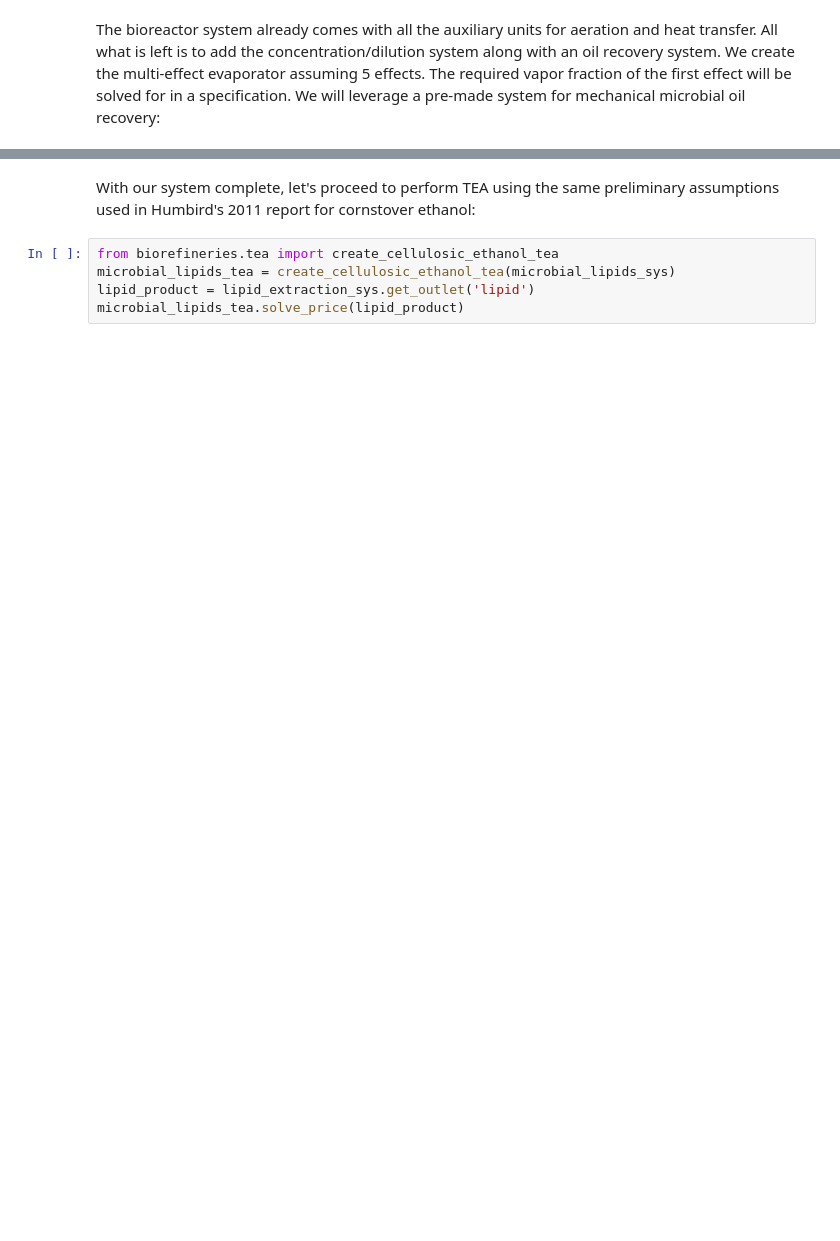
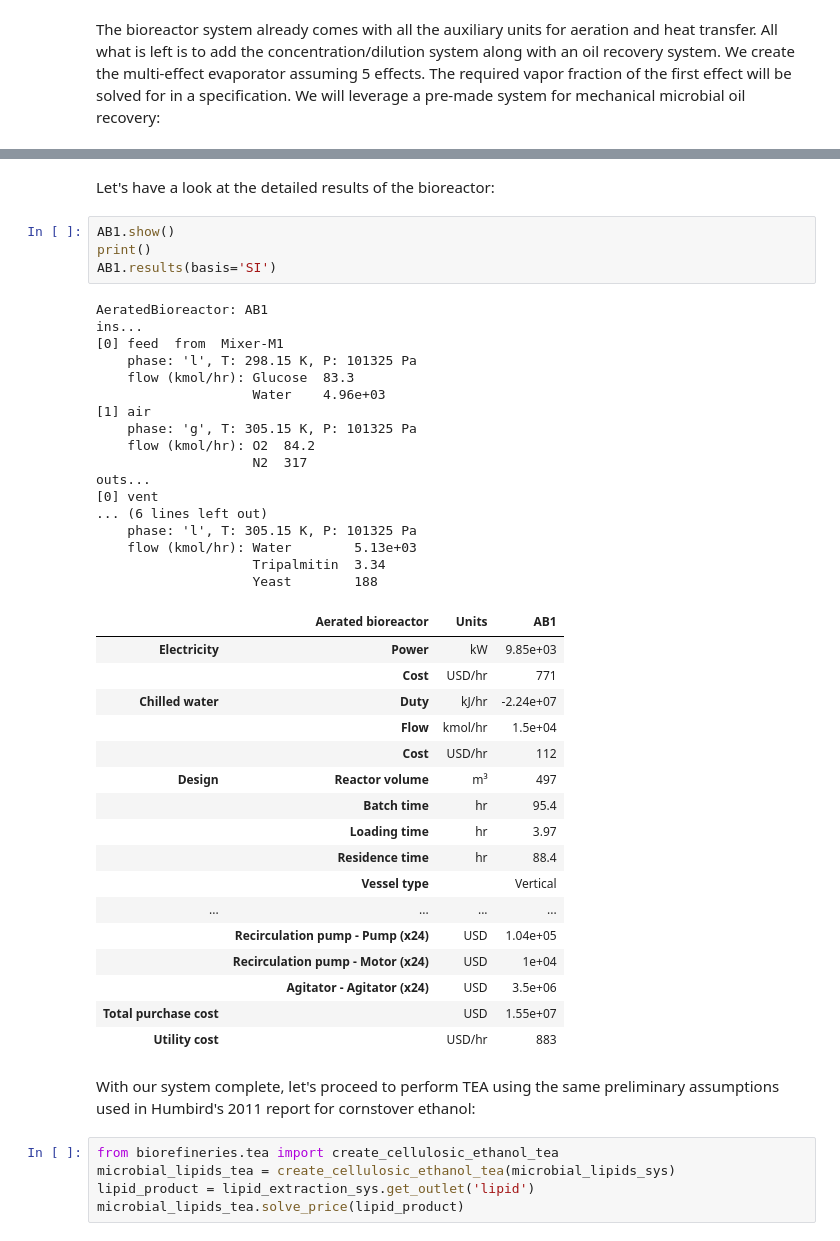
Before and after one commit to BioSTEAMDevelopmentGroup/How2STEAM, a Jupyter notebook: case_studies/Aerated_bioreactor_design.ipynb, the cells around one changed output, grey strips where cells are left out. Saved outputs shown, nothing was run; the diff lists cells and outputs as text; blank space fills up the shorter version.

```diff
--- a/case_studies/Aerated_bioreactor_design.ipynb
+++ b/case_studies/Aerated_bioreactor_design.ipynb
@@ -248,6 +253,47 @@ microbial_lipids_sys.simulate()
 microbial_lipids_sys.diagram(auxiliaries=1)
 # %% [output]
 [interactive output not drawn]
+# %% [markdown]
+Let's have a look at the detailed results of the bioreactor:
+# %%
+AB1.show()
+print()
+AB1.results(basis='SI')
+# %% [output]
+AeratedBioreactor: AB1
+ins...
+[0] feed  from  Mixer-M1
+    phase: 'l', T: 298.15 K, P: 101325 Pa
+    flow (kmol/hr): Glucose  83.3
+                    Water    4.96e+03
+[1] air
+    phase: 'g', T: 305.15 K, P: 101325 Pa
+    flow (kmol/hr): O2  84.2
+                    N2  317
+outs...
+[0] vent
+... (6 lines left out)
+    phase: 'l', T: 305.15 K, P: 101325 Pa
+    flow (kmol/hr): Water        5.13e+03
+                    Tripalmitin  3.34
+                    Yeast        188
+|  | Aerated bioreactor | Units | AB1 |
+| Electricity | Power | kW | 9.85e+03 |
+|  | Cost | USD/hr | 771 |
+| Chilled water | Duty | kJ/hr | -2.24e+07 |
+|  | Flow | kmol/hr | 1.5e+04 |
+|  | Cost | USD/hr | 112 |
+| Design | Reactor volume | m³ | 497 |
+|  | Batch time | hr | 95.4 |
+|  | Loading time | hr | 3.97 |
+|  | Residence time | hr | 88.4 |
+|  | Vessel type |  | Vertical |
+| ... | ... | ... | ... |
+|  | Recirculation pump - Pump (x24) | USD | 1.04e+05 |
+|  | Recirculation pump - Motor (x24) | USD | 1e+04 |
+|  | Agitator - Agitator (x24) | USD | 3.5e+06 |
+| Total purchase cost |  | USD | 1.55e+07 |
+| Utility cost |  | USD/hr | 883 |
 # %% [markdown]
 With our system complete, let's proceed to perform TEA using the same preliminary assumptions used in Humbird's 2011 report for cornstover ethanol:
 # %%
```
Also changed, not shown: parts of 9 cells of this notebook, 2 other files.
